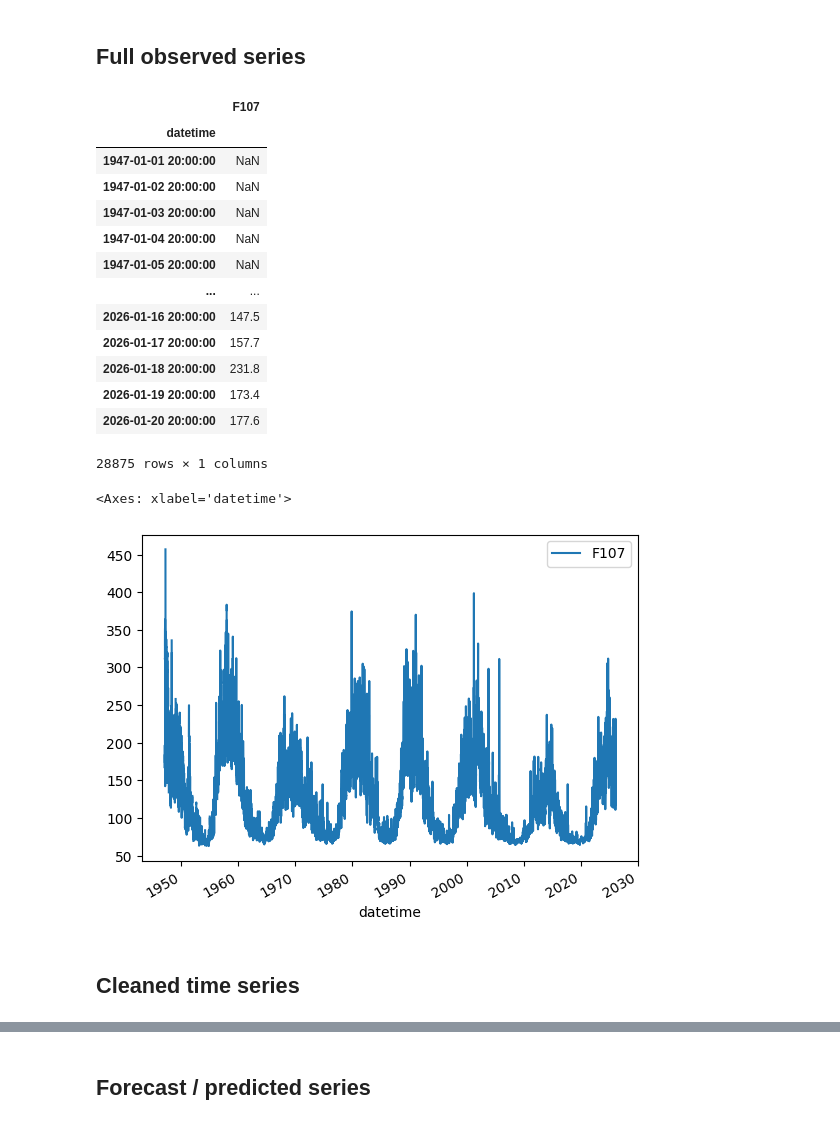
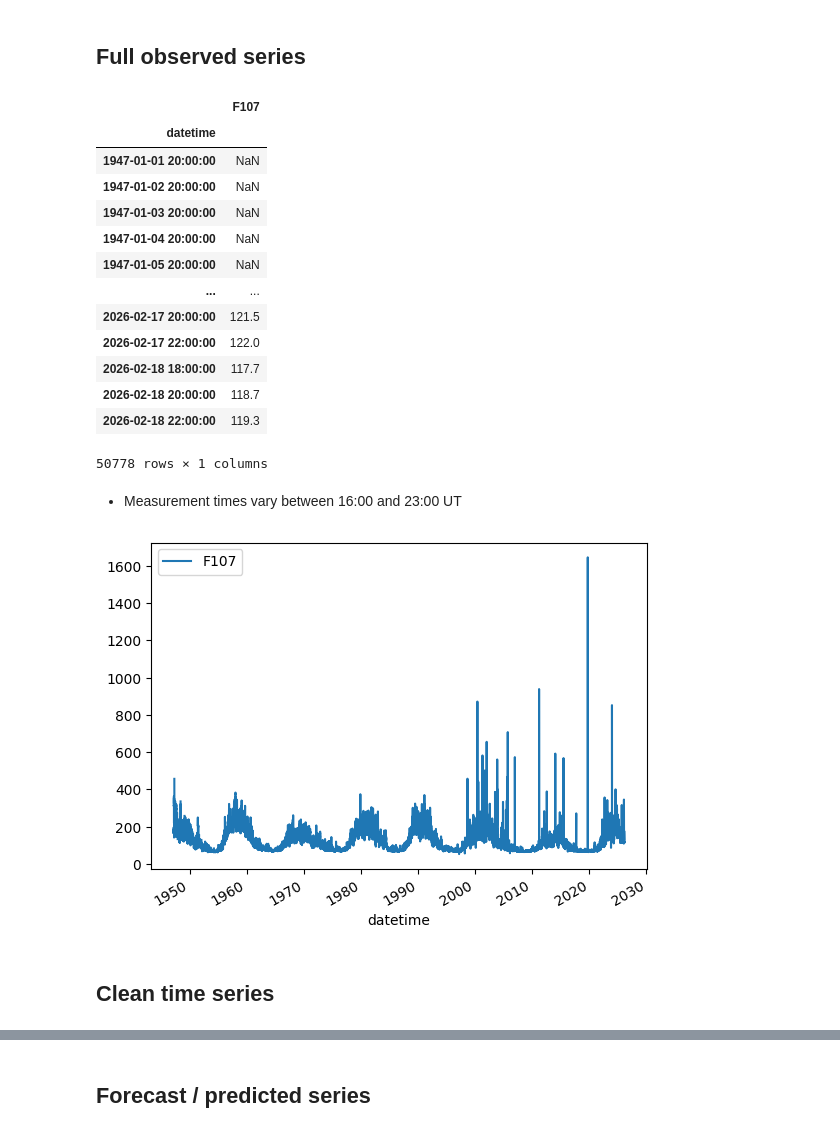
Before and after one commit to smithara/scratchpad, a Jupyter notebook: OMNI-and-RTSW/access-f107.ipynb, the cells around one changed output, grey strips where cells are left out. Cells and saved outputs as stored; diff of their text form; code cells hidden in the pictures.

```diff
--- a/OMNI-and-RTSW/access-f107.ipynb
+++ b/OMNI-and-RTSW/access-f107.ipynb
@@ -181,5 +183,5 @@ def nanmedian(series):
 # %%
-# Construct clean dataframe with just *daily* F10.7, calculated by averaging the ~3 daily measurements
+# Construct simple series with just F10.7
 df2 = df_1996_2007["Observed"].rename("F107").to_frame()
 df2["datetime"] = pd.to_datetime(
     dict(
@@ -193,8 +195,8 @@ df2["datetime"] = pd.to_datetime(
 )
 df2 = df2.set_index("datetime")
 # Compute daily median F10.7
-df2 = df2.resample("1D").agg(nanmedian)
-df2.index = df2.index.map(lambda x: x.replace(hour=20))
+# df2 = df2.resample("1D").agg(nanmedian)
+# df2.index = df2.index.map(lambda x: x.replace(hour=20))
 df2
 # %% [output]
 |  | F107 |
@@ -249,8 +256,8 @@ df3 = df_2004_now["obsflux"].rename("F107").to_frame()
 df3["datetime"] = pd.to_datetime(df_2004_now["date"] + " " + df_2004_now["time"])
 df3 = df3.set_index("datetime")
 # Compute daily median F10.7
-df3 = df3.resample("1D").agg(nanmedian)
-df3.index = df3.index.map(lambda x: x.replace(hour=20))
+# df3 = df3.resample("1D").agg(nanmedian)
+# df3.index = df3.index.map(lambda x: x.replace(hour=20))
 df3
 # %% [output]
 |  | F107 |
@@ -273,7 +285,7 @@ df3
 # Combine all datasets and sort by date
 df_f107_obs = pd.concat([df1, df2, df3]).sort_index()
 
-# If there are duplicate indices (overlapping dates), keep the newer dataset's values
+# Where there are duplicate indices (overlapping dates), keep the newer dataset's values
 df_f107_obs = df_f107_obs[~df_f107_obs.index.duplicated(keep="last")]
 df_f107_obs
 # %% [output]
@@ -285,18 +297,19 @@ df_f107_obs
 | 1947-01-04 20:00:00 | NaN |
 | 1947-01-05 20:00:00 | NaN |
 | ... | ... |
-| 2026-01-16 20:00:00 | 147.5 |
-| 2026-01-17 20:00:00 | 157.7 |
-| 2026-01-18 20:00:00 | 231.8 |
-| 2026-01-19 20:00:00 | 173.4 |
-| 2026-01-20 20:00:00 | 177.6 |
+| 2026-02-17 20:00:00 | 121.5 |
+| 2026-02-17 22:00:00 | 122.0 |
+| 2026-02-18 18:00:00 | 117.7 |
+| 2026-02-18 20:00:00 | 118.7 |
+| 2026-02-18 22:00:00 | 119.3 |
-28875 rows × 1 columns
+50778 rows × 1 columns
+# %% [markdown]
+- Measurement times vary between 16:00 and 23:00 UT
 # %%
-df_f107_obs.plot()
+_ = df_f107_obs.plot()
 # %% [output]
-<Axes: xlabel='datetime'>
-[figure, old version]
+[figure, new version]
 # %% [markdown]
-## Cleaned time series
+## Clean time series
 # %% [markdown]
 - Remove outliers
```
Also changed, not shown: parts of 43 cells of this notebook.
